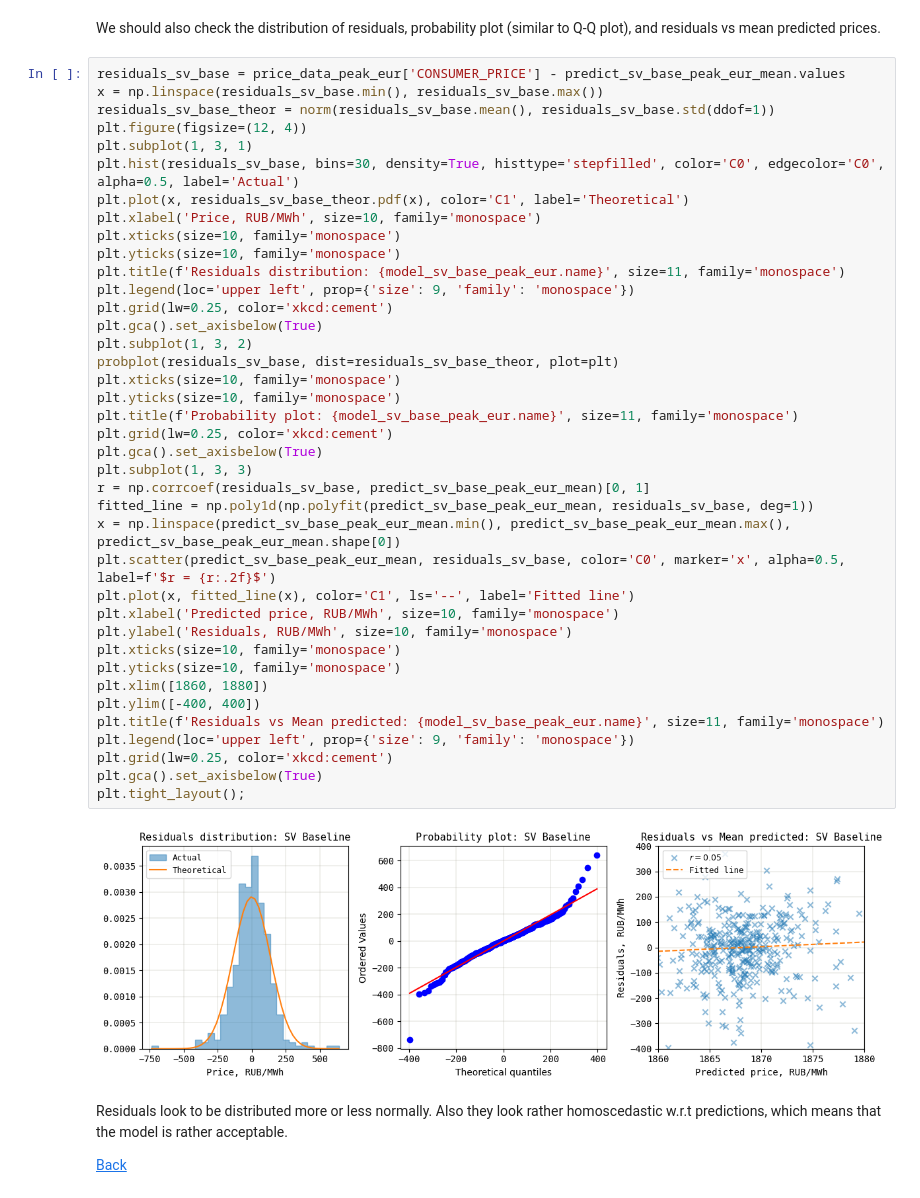
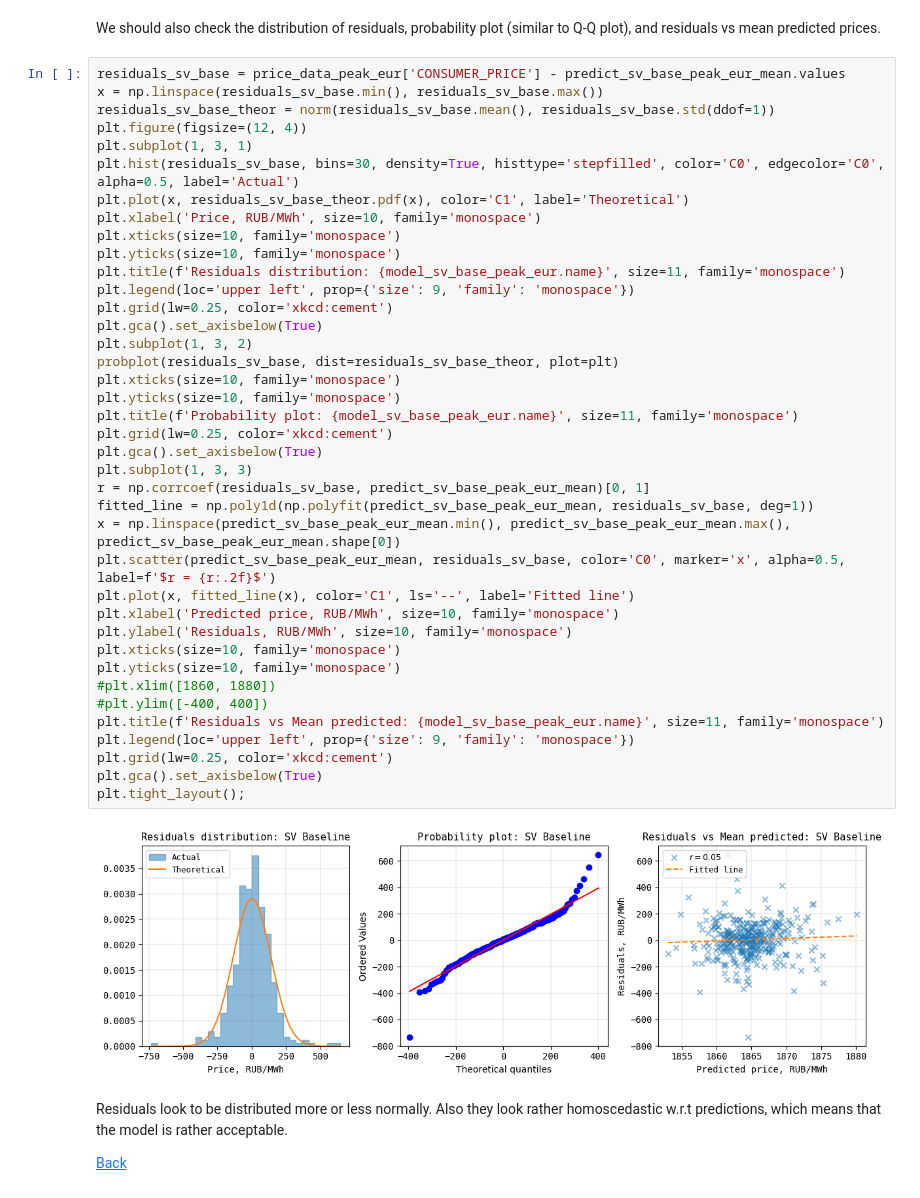
Before and after one commit to andrewha/mds2022, a Jupyter notebook: Thesis/sv_models_new.ipynb, the cells around one changed output. Saved outputs shown, nothing was run; the diff lists cells and outputs as text.

```diff
--- a/Thesis/sv_models_new.ipynb
+++ b/Thesis/sv_models_new.ipynb
@@ -616,36 +618,36 @@ plt.plot(x, residuals_sv_base_theor.pdf(x), color='C1', label='Theoretical')
 plt.xlabel('Price, RUB/MWh', size=10, family='monospace')
 plt.xticks(size=10, family='monospace')
 plt.yticks(size=10, family='monospace')
 plt.title(f'Residuals distribution: {model_sv_base_peak_eur.name}', size=11, family='monospace')
 plt.legend(loc='upper left', prop={'size': 9, 'family': 'monospace'})
 plt.grid(lw=0.25, color='xkcd:cement')
 plt.gca().set_axisbelow(True)
 plt.subplot(1, 3, 2)
 probplot(residuals_sv_base, dist=residuals_sv_base_theor, plot=plt)
 plt.xticks(size=10, family='monospace')
 plt.yticks(size=10, family='monospace')
 plt.title(f'Probability plot: {model_sv_base_peak_eur.name}', size=11, family='monospace')
 plt.grid(lw=0.25, color='xkcd:cement')
 plt.gca().set_axisbelow(True)
 plt.subplot(1, 3, 3)
 r = np.corrcoef(residuals_sv_base, predict_sv_base_peak_eur_mean)[0, 1]
 fitted_line = np.poly1d(np.polyfit(predict_sv_base_peak_eur_mean, residuals_sv_base, deg=1))
 x = np.linspace(predict_sv_base_peak_eur_mean.min(), predict_sv_base_peak_eur_mean.max(), predict_sv_base_peak_eur_mean.shape[0])
 plt.scatter(predict_sv_base_peak_eur_mean, residuals_sv_base, color='C0', marker='x', alpha=0.5, label=f'$r = {r:.2f}$')
 plt.plot(x, fitted_line(x), color='C1', ls='--', label='Fitted line')
 plt.xlabel('Predicted price, RUB/MWh', size=10, family='monospace')
 plt.ylabel('Residuals, RUB/MWh', size=10, family='monospace')
 plt.xticks(size=10, family='monospace')
 plt.yticks(size=10, family='monospace')
-plt.xlim([1860, 1880])
-plt.ylim([-400, 400])
+#plt.xlim([1860, 1880])
+#plt.ylim([-400, 400])
 plt.title(f'Residuals vs Mean predicted: {model_sv_base_peak_eur.name}', size=11, family='monospace')
 plt.legend(loc='upper left', prop={'size': 9, 'family': 'monospace'})
 plt.grid(lw=0.25, color='xkcd:cement')
 plt.gca().set_axisbelow(True)
 plt.tight_layout();
 # %% [output]
-[figure, old version]
+[figure, new version]
 # %% [markdown]
 Residuals look to be distributed more or less normally. Also they look rather homoscedastic w.r.t predictions, which means that the model is rather acceptable.
 
```
Also changed, not shown: parts of 32 cells of this notebook, 1 other file.
